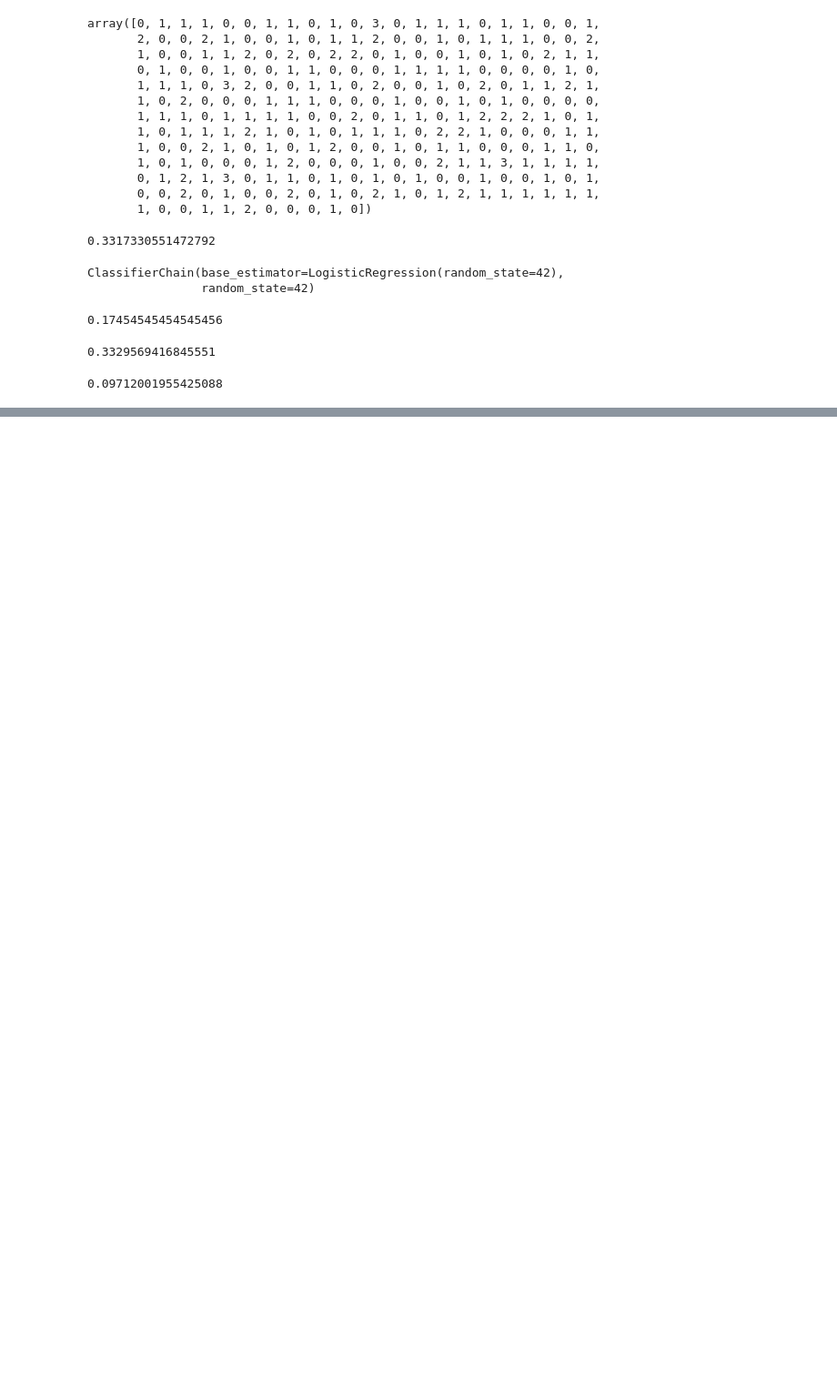
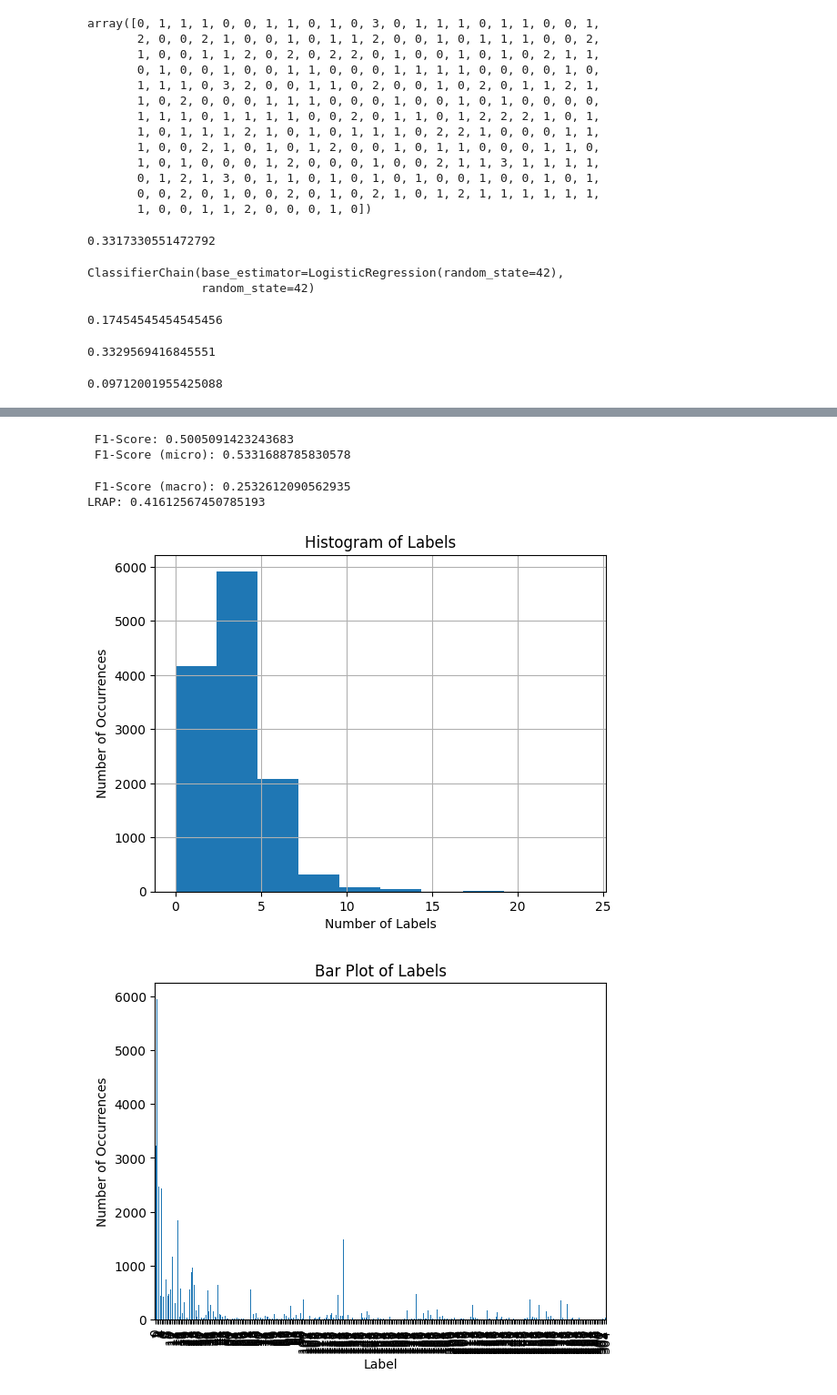
Before and after one commit to eengel7/comparison_NLP_classification_models, a Jupyter notebook: notebooks/baseline_model.ipynb, the cells around one changed output, grey strips where cells are left out. Shown at 91% size. Saved outputs shown, nothing was run; the diff lists cells and outputs as text; code cells hidden in the pictures; blank space fills up the shorter version.

```diff
--- a/notebooks/baseline_model.ipynb
+++ b/notebooks/baseline_model.ipynb
@@ -197,0 +220,2 @@ metrics.f1_score(Y_test_encoded, rfc.predict(X_test), average= 'weighted')
+# %%
+predictions = joblib.load('/Users/evaengel/comparison_NLP_classification_models/outputs/logistic_regression/predictions.joblib')
@@ -197,0 +239,37 @@ metrics.f1_score(Y_test_encoded, rfc.predict(X_test), average= 'weighted')
+# %%
+f1_average = metrics.f1_score(Y_test, predictions, average= 'weighted')
+print(f' F1-Score: {f1_average}')
+f1_micro = metrics.f1_score(Y_test, predictions, average= 'micro')
+print(f' F1-Score (micro): {f1_micro}')
+f1_macro = metrics.f1_score(Y_test, predictions, average= 'macro')
+print(f' F1-Score (macro): {f1_macro}')
+
+lrap = metrics.label_ranking_average_precision_score(Y_test, predictions)
+print(f'LRAP: {lrap}')
+# %% [output]
+ F1-Score: 0.5005091423243683
+ F1-Score (micro): 0.5331688785830578
+ F1-Score (macro): 0.2532612090562935
+LRAP: 0.41612567450785193
+# %%
+# create a Pandas DataFrame to store the labels
+labels_df = pd.DataFrame(predictions)
+
+# plot the number of labels for one label
+labels_count = labels_df.sum(axis=1)
+labels_count.hist()
+plt.xlabel('Number of Labels')
+plt.ylabel('Number of Occurrences')
+plt.title('Histogram of Labels')
+plt.show()
+
+# count the number of occurrences for each label
+labels_sum = labels_df.sum()
+labels_sum.plot(kind='bar')
+plt.xlabel('Label')
+plt.ylabel('Number of Occurrences')
+plt.title('Bar Plot of Labels')
+plt.show()
+# %% [output]
+[figure, added]
+[figure, added]
```
Also changed, not shown: parts of 12 cells of this notebook, 7 other files.
